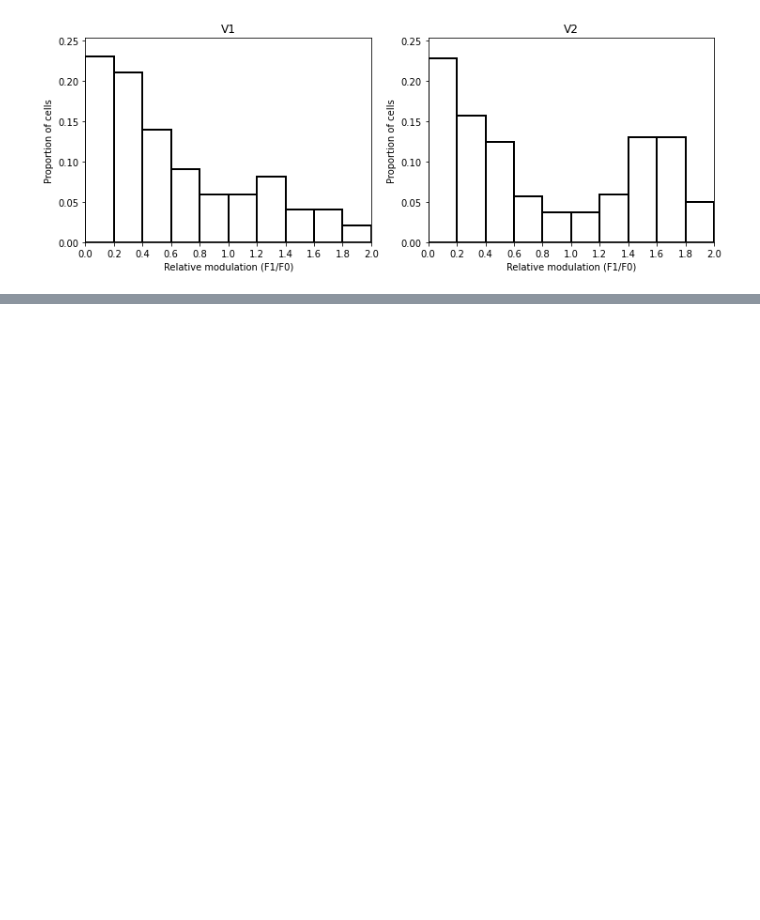
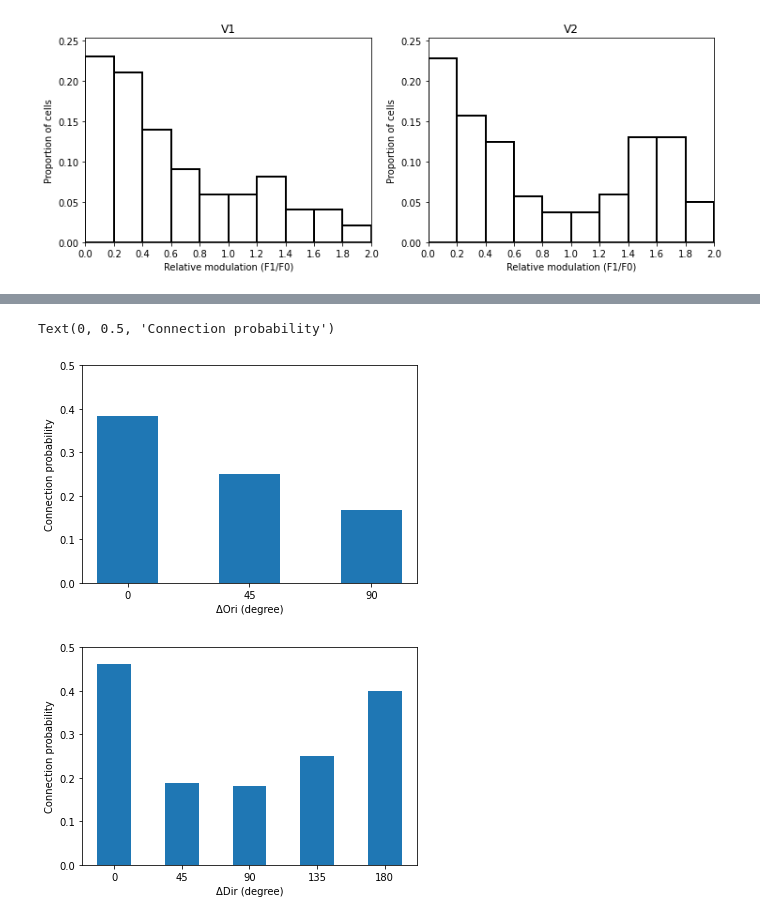
Before and after one commit to sebbkw/rnn, a Jupyter notebook: bio_plots.ipynb, the cells around one changed output, grey strips where cells are left out. Drawn from its saved outputs; the diff is of its cells as text; code cells hidden in the pictures; blank space fills up the shorter version.

Commit message:
Add plots from data taken from various other papers

```diff
--- a/bio_plots.ipynb
+++ b/bio_plots.ipynb
@@ -276,0 +268,28 @@ axs[1].set_xscale("log")
+# %%
+# Ko 2011
+
+orient_x = [0,1,2]
+orient_y = np.array([10/26, 11/44, 4/24])
+
+fig, ax = plt.subplots()
+ax.bar(orient_x, orient_y, width=0.5)
+ax.set_xticks(orient_x)
+ax.set_xticklabels(["0", "45", "90"])
+ax.set_ylim([0, 0.5])
+ax.set_xlabel("ΔOri (degree)")
+ax.set_ylabel("Connection probability")
+
+dir_x = [0,1,2,3,4]
+dir_y = np.array([6/13, 3/16, 4/22, 4/16, 2/5])
+
+fig, ax = plt.subplots()
+ax.bar(dir_x, dir_y, width=0.5)
+ax.set_xticks(dir_x)
+ax.set_xticklabels(["0", "45", "90", "135", "180"])
+ax.set_ylim([0, 0.5])
+ax.set_xlabel("ΔDir (degree)")
+ax.set_ylabel("Connection probability")
+# %% [output]
+Text(0, 0.5, 'Connection probability')
+[figure, added]
+[figure, added]
```
Also changed, not shown: parts of 1 cell of this notebook.
